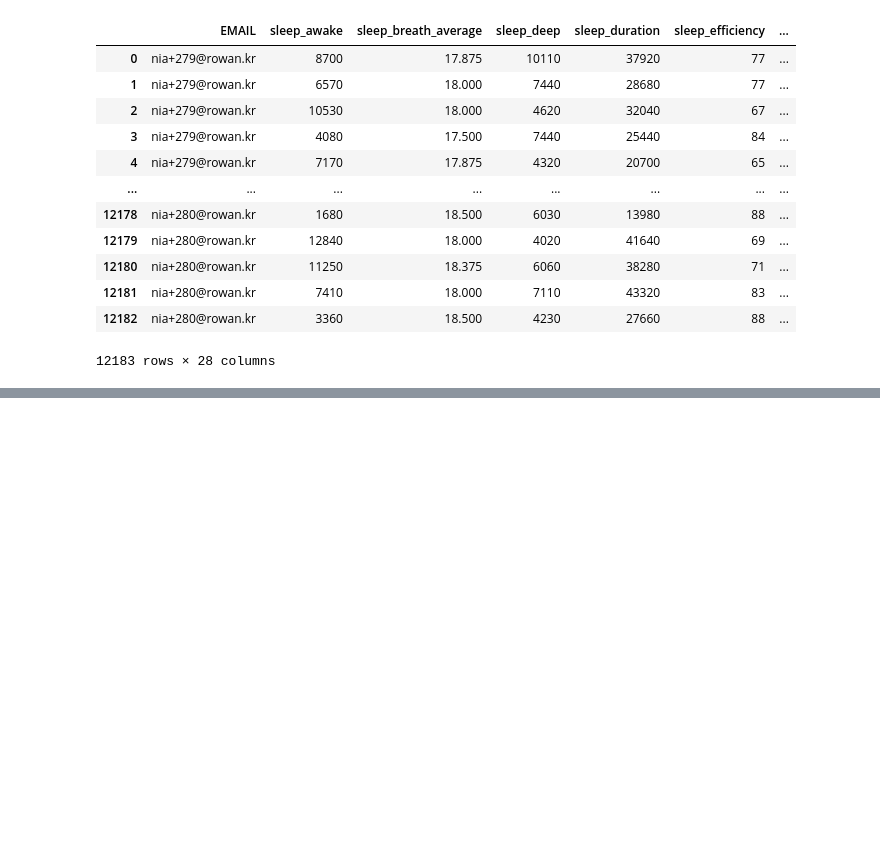
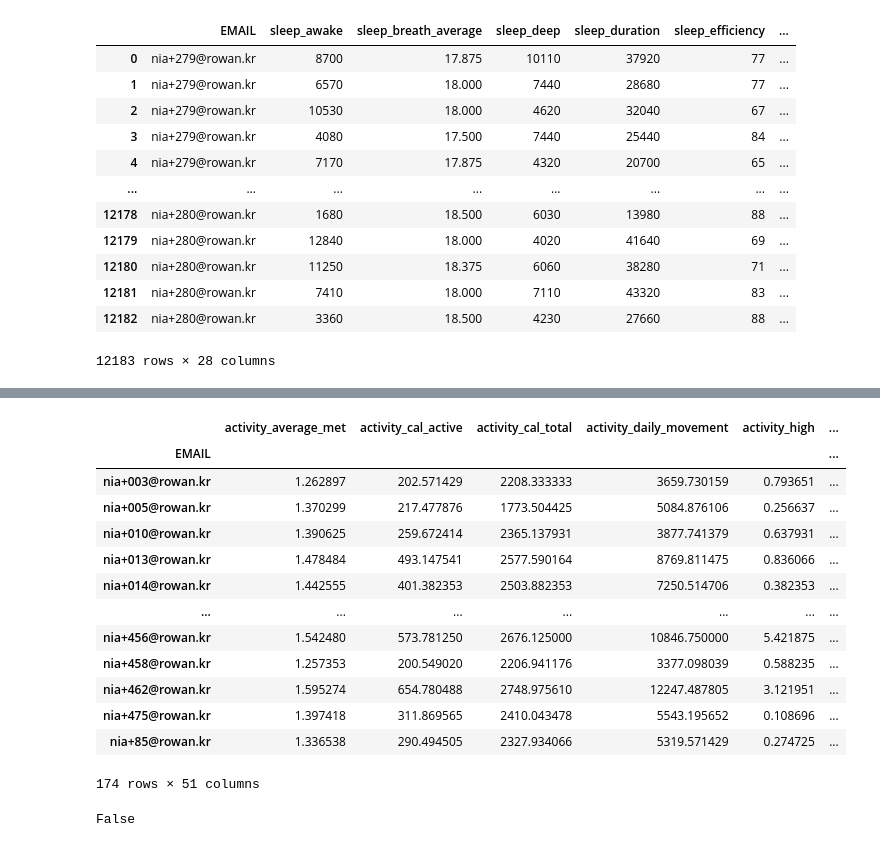
Before and after one commit to KyungTaek-Oh/Class, a Jupyter notebook: MachineLearning/modeling/project_preprocessing.ipynb, the cells around one changed output, grey strips where cells are left out. Drawn from its saved outputs; the diff is of its cells as text; code cells hidden in the pictures; blank space fills up the shorter version.

```diff
--- a/MachineLearning/modeling/project_preprocessing.ipynb
+++ b/MachineLearning/modeling/project_preprocessing.ipynb
@@ -202,0 +239,22 @@ sleep_data
+# %%
+activity_sleep = pd.merge(activity_mean,sleep_mean, how='outer',on='EMAIL')
+activity_sleep
+# %% [output]
+|  | activity_average_met | activity_cal_active | activity_cal_total | activity_daily_movement | activity_high | ... |
+| EMAIL |  |  |  |  |  | ... |
+| nia+003@rowan.kr | 1.262897 | 202.571429 | 2208.333333 | 3659.730159 | 0.793651 | ... |
+| nia+005@rowan.kr | 1.370299 | 217.477876 | 1773.504425 | 5084.876106 | 0.256637 | ... |
+| nia+010@rowan.kr | 1.390625 | 259.672414 | 2365.137931 | 3877.741379 | 0.637931 | ... |
+| nia+013@rowan.kr | 1.478484 | 493.147541 | 2577.590164 | 8769.811475 | 0.836066 | ... |
+| nia+014@rowan.kr | 1.442555 | 401.382353 | 2503.882353 | 7250.514706 | 0.382353 | ... |
+| ... | ... | ... | ... | ... | ... | ... |
+| nia+456@rowan.kr | 1.542480 | 573.781250 | 2676.125000 | 10846.750000 | 5.421875 | ... |
+| nia+458@rowan.kr | 1.257353 | 200.549020 | 2206.941176 | 3377.098039 | 0.588235 | ... |
+| nia+462@rowan.kr | 1.595274 | 654.780488 | 2748.975610 | 12247.487805 | 3.121951 | ... |
+| nia+475@rowan.kr | 1.397418 | 311.869565 | 2410.043478 | 5543.195652 | 0.108696 | ... |
+| nia+85@rowan.kr | 1.336538 | 290.494505 | 2327.934066 | 5319.571429 | 0.274725 | ... |
+174 rows × 51 columns
+# %%
+activity_sleep.isnull().any().any() # no null values.
+# %% [output]
+False
```
Also changed, not shown: parts of 6 cells of this notebook.
